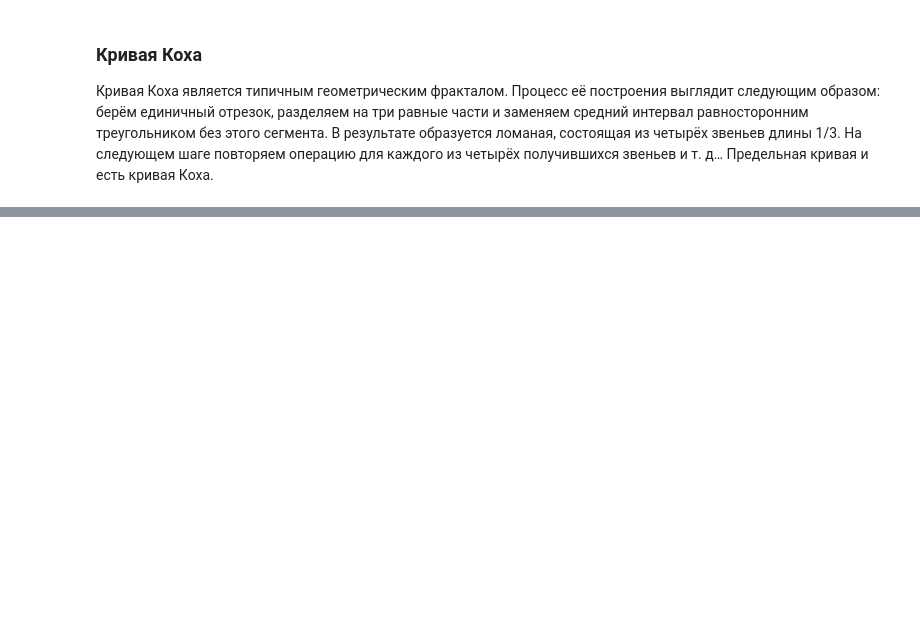
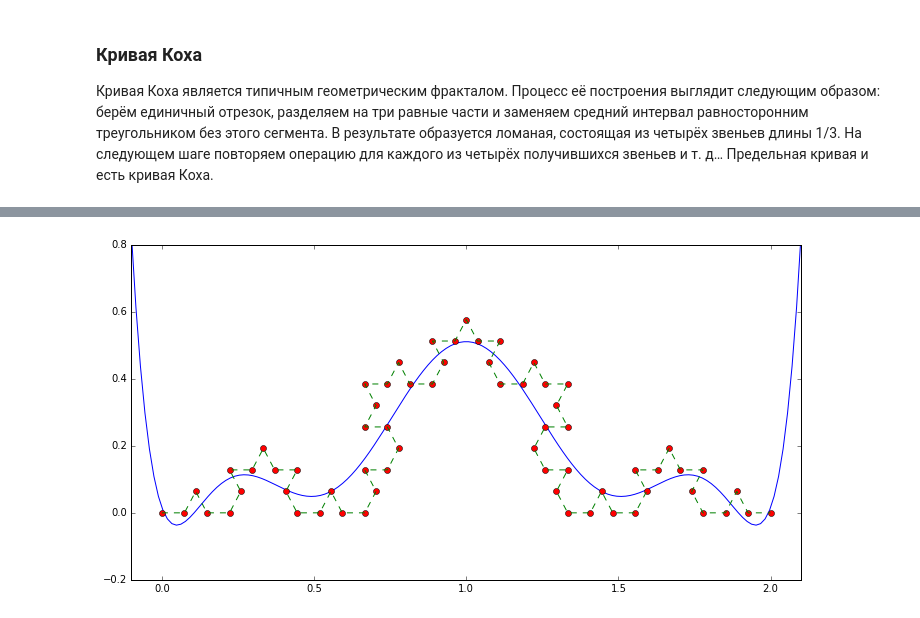
Before and after one commit to FalconUA/numerical-analysis, a Jupyter notebook: semester-6_lab-1.ipynb, the cells around one changed output, grey strips where cells are left out. Saved outputs shown, nothing was run; the diff lists cells and outputs as text; code cells hidden in the pictures; blank space fills up the shorter version.

```diff
--- a/semester-6_lab-1.ipynb
+++ b/semester-6_lab-1.ipynb
@@ -52,0 +53,33 @@ plt.show()
+# %%
+def make_system(x, y, basis):
+    A = [[0 for j in range(basis)] for i in range(basis)]
+    b = [0 for i in range(basis)]
+
+    for i in range(basis):
+        for j in range(basis):
+            for k in range(len(x)):
+                A[i][j] += x[k]**i * x[k]**j
+        for k in range(len(y)):
+            b[i] += y[k] * x[k]**i
+
+    return A, b
+# %%
+pylab.rcParams['figure.figsize'] = (12, 6)
+
+A, b = make_system(x, y, 10)
+A = np.array(A)
+b = np.array(b)
+
+c = lg.solve(A, b)[::-1]
+print(c)
+P = np.poly1d(c)
+
+t = np.linspace(-0.1, 2.1, num=150)
+plt.axis([-0.1, 2.1, -0.2, 0.8])
+plt.plot(t, P(t))
+plt.plot(x, y, 'ro')
+plt.plot(x, y, '--')
+
+plt.show()
+# %% [output]
+[figure, added]
```
Also changed, not shown: parts of 1 cell of this notebook.
